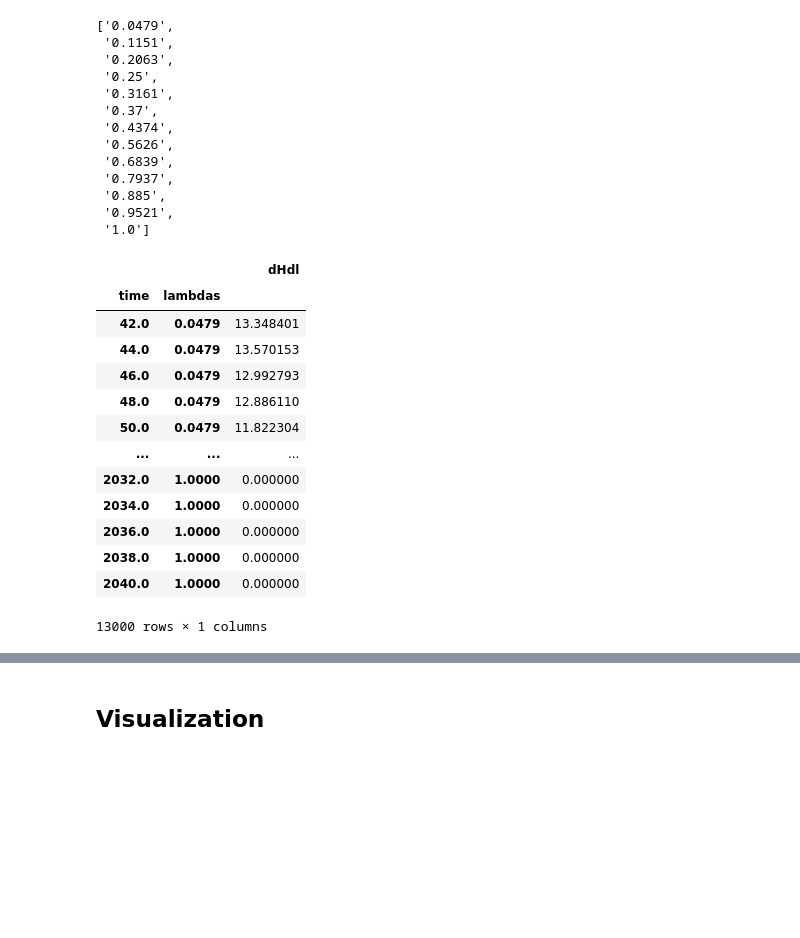
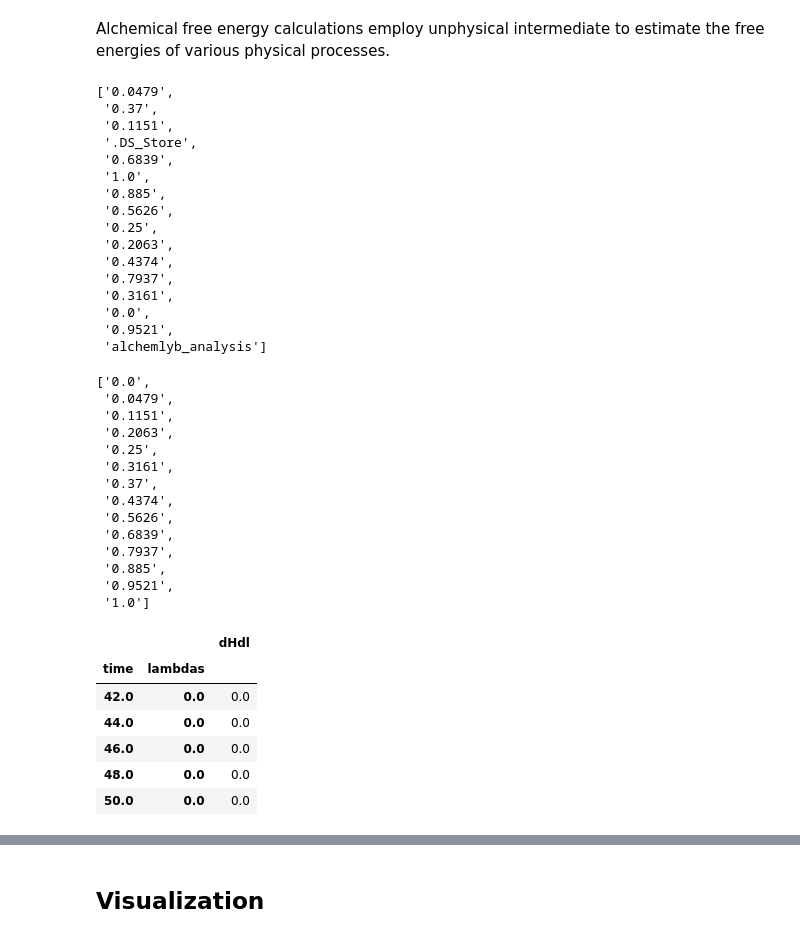
Before and after one commit to Fruitcoco/2023summer, a Jupyter notebook: alchemlyb/Extraction and Visualization.ipynb, the cells around one changed output, grey strips where cells are left out. Saved outputs shown, nothing was run; the diff lists cells and outputs as text; code cells hidden in the pictures; blank space fills up the shorter version.

Commit message:
alchem

```diff
--- a/alchemlyb/Extraction and Visualization.ipynb
+++ b/alchemlyb/Extraction and Visualization.ipynb
@@ -4,0 +3,2 @@ import warnings
+# %% [markdown]
+Alchemical free energy calculations employ unphysical intermediate to estimate the free energies of various physical processes.
@@ -7,15 +13,33 @@ import warnings
 import os
 path='/Users/freyali/2023summerb/2023summer/alchemlyb/data/'
 file_raw=os.listdir(path=path)
+# %%
+file_raw
+# %% [output]
+['0.0479',
+ '0.37',
+ '0.1151',
+ '.DS_Store',
+ '0.6839',
+ '1.0',
+ '0.885',
+ '0.5626',
+ '0.25',
+ '0.2063',
+ '0.4374',
+ '0.7937',
+ '0.3161',
+ '0.0',
+ '0.9521',
+ 'alchemlyb_analysis']
 # %%
+#clean and sort the order
 ordered_list=list(filter(lambda x: x[-1].isdigit(),file_raw))
 ordered_list.sort()
 ordered_list
-#暂时不包含0.0 （not decoded)
-ordered_list=ordered_list[1:]
-ordered_list
 # %% [output]
-['0.0479',
+['0.0',
+ '0.0479',
  '0.1151',
  '0.2063',
  '0.25',
@@ -31,27 +55,20 @@ ordered_list
 # %%
 #concat dHdl dataframes
 warnings.filterwarnings("ignore")
 dfs_dHdl=[]
 for i in ordered_list:
      dfs_dHdl.append(amber.extract_dHdl(f'/Users/freyali/2023summerb/2023summer/alchemlyb/data/{i}/ti.out', 300))
 
 df_dHdl=alchemlyb.concat(dfs_dHdl)
 
-df_dHdl
+df_dHdl.head()
 # %% [output]
 |  |  | dHdl |
 | time | lambdas |  |
-| 42.0 | 0.0479 | 13.348401 |
-| 44.0 | 0.0479 | 13.570153 |
-| 46.0 | 0.0479 | 12.992793 |
-| 48.0 | 0.0479 | 12.886110 |
-| 50.0 | 0.0479 | 11.822304 |
-| ... | ... | ... |
-| 2032.0 | 1.0000 | 0.000000 |
-| 2034.0 | 1.0000 | 0.000000 |
-| 2036.0 | 1.0000 | 0.000000 |
-| 2038.0 | 1.0000 | 0.000000 |
-| 2040.0 | 1.0000 | 0.000000 |
+| 42.0 | 0.0 | 0.0 |
+| 44.0 | 0.0 | 0.0 |
+| 46.0 | 0.0 | 0.0 |
+| 48.0 | 0.0 | 0.0 |
+| 50.0 | 0.0 | 0.0 |
-13000 rows × 1 columns
 # %%
 #concat u_nk  dataframes
```
Also changed, not shown: parts of 13 cells of this notebook, 22 other files.
